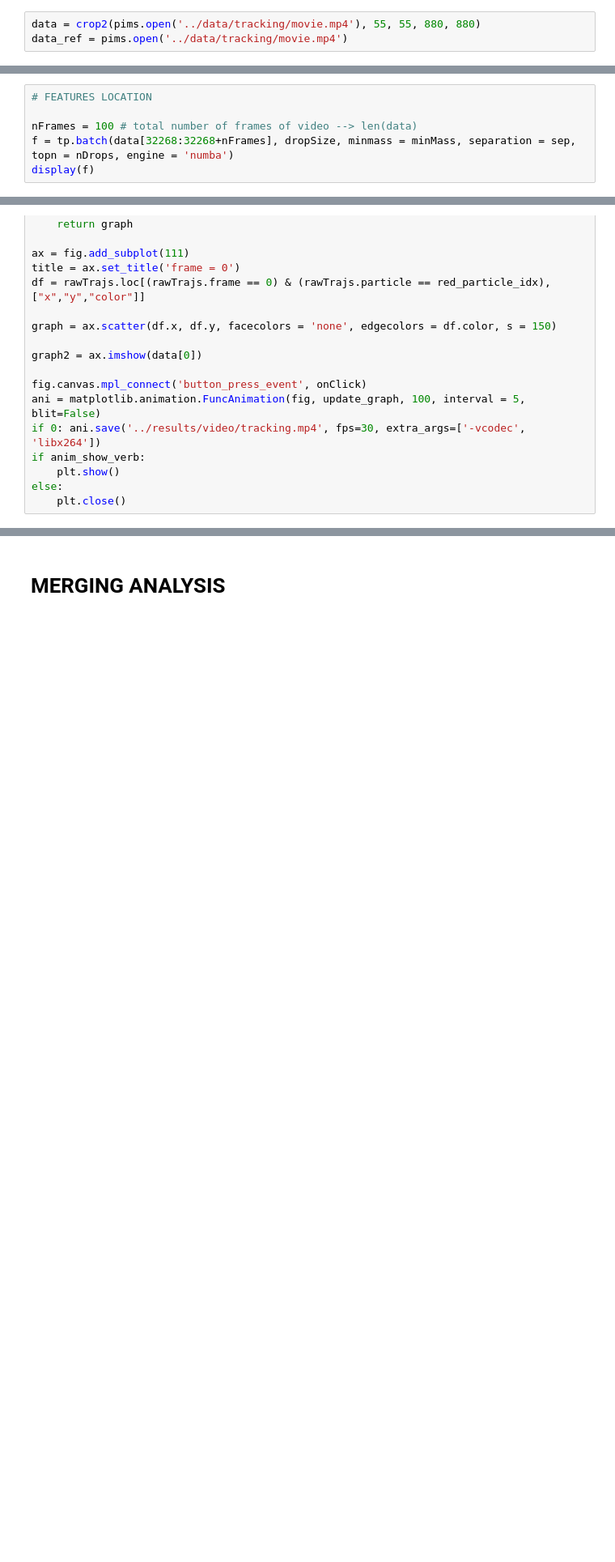
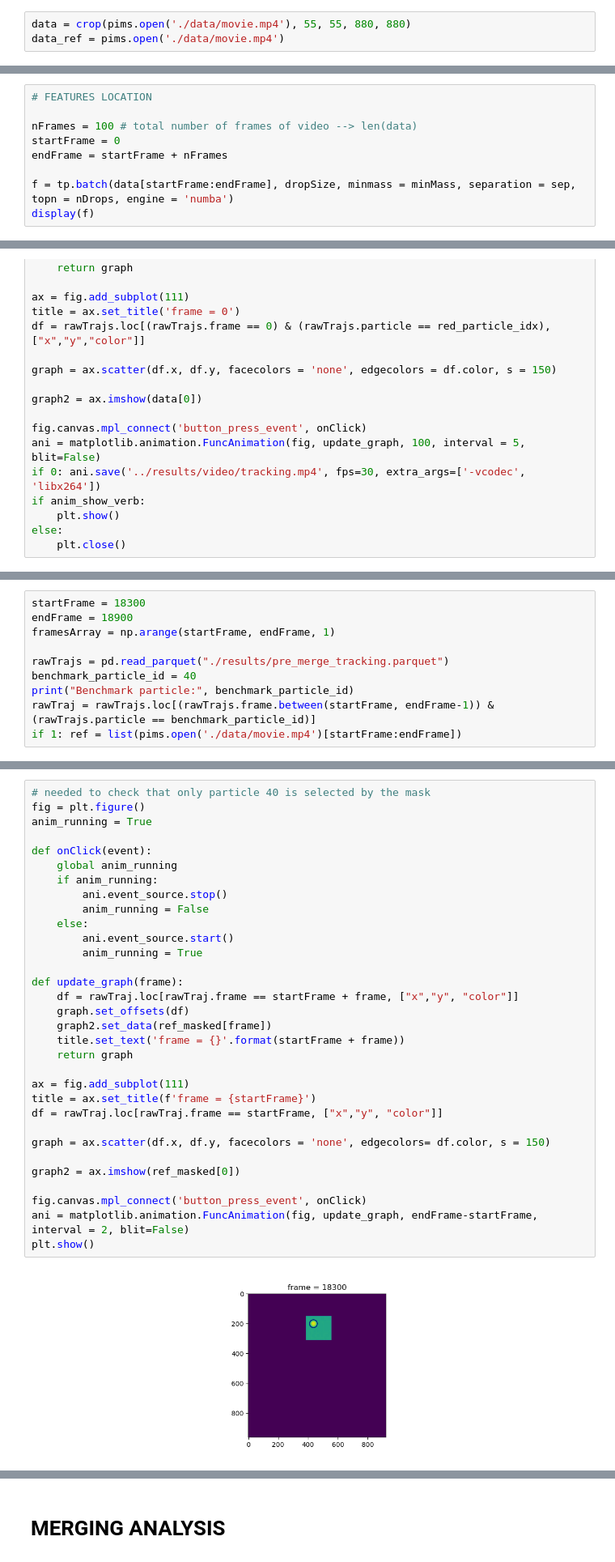
Before and after one commit to skandiz/MasterThesis, a Jupyter notebook: tracking/trajectoryTracking.ipynb, the cells around one changed output, grey strips where cells are left out. Shown at 81% size. Saved outputs shown, nothing was run; the diff lists cells and outputs as text; blank space fills up the shorter version.

Commit message:
3 body metric and mse analysis of tracking error

```diff
--- a/tracking/trajectoryTracking.ipynb
+++ b/tracking/trajectoryTracking.ipynb
@@ -62,5 +45,5 @@ def crop2(image, x1, y1, x2, y2):
     npImage[ind] = npImage[200, 200]
     return npImage
 # %%
-data = crop2(pims.open('../data/tracking/movie.mp4'), 55, 55, 880, 880)
-data_ref = pims.open('../data/tracking/movie.mp4')
+data = crop(pims.open('./data/movie.mp4'), 55, 55, 880, 880)
+data_ref = pims.open('./data/movie.mp4')
@@ -86,5 +69,8 @@ nDrops = 50
 # FEATURES LOCATION
 
 nFrames = 100 # total number of frames of video --> len(data)
-f = tp.batch(data[32268:32268+nFrames], dropSize, minmass = minMass, separation = sep, topn = nDrops, engine = 'numba')
+startFrame = 0
+endFrame = startFrame + nFrames
+
+f = tp.batch(data[startFrame:endFrame], dropSize, minmass = minMass, separation = sep, topn = nDrops, engine = 'numba')
 display(f)
@@ -268,0 +232,10 @@ else:
+# %%
+startFrame = 18300
+endFrame = 18900
+framesArray = np.arange(startFrame, endFrame, 1)
+
+rawTrajs = pd.read_parquet("./results/pre_merge_tracking.parquet")
+benchmark_particle_id = 40
+print("Benchmark particle:", benchmark_particle_id)
+rawTraj = rawTrajs.loc[(rawTrajs.frame.between(startFrame, endFrame-1)) & (rawTrajs.particle == benchmark_particle_id)]
+if 1: ref = list(pims.open('./data/movie.mp4')[startFrame:endFrame])
@@ -268,0 +272,34 @@ else:
+# %%
+# needed to check that only particle 40 is selected by the mask
+fig = plt.figure()
+anim_running = True
+
+def onClick(event):
+    global anim_running
+    if anim_running:
+        ani.event_source.stop()
+        anim_running = False
+    else:
+        ani.event_source.start()
+        anim_running = True
+
+def update_graph(frame):
+    df = rawTraj.loc[rawTraj.frame == startFrame + frame, ["x","y", "color"]]
+    graph.set_offsets(df)
+    graph2.set_data(ref_masked[frame])
+    title.set_text('frame = {}'.format(startFrame + frame))
+    return graph
+
+ax = fig.add_subplot(111)
+title = ax.set_title(f'frame = {startFrame}')
+df = rawTraj.loc[rawTraj.frame == startFrame, ["x","y", "color"]]
+
+graph = ax.scatter(df.x, df.y, facecolors = 'none', edgecolors= df.color, s = 150)
+
+graph2 = ax.imshow(ref_masked[0])
+
+fig.canvas.mpl_connect('button_press_event', onClick)
+ani = matplotlib.animation.FuncAnimation(fig, update_graph, endFrame-startFrame, interval = 2, blit=False)
+plt.show()
+# %% [output]
+[figure, added]
```
Also changed, not shown: parts of 25 cells of this notebook, 19 other files.
